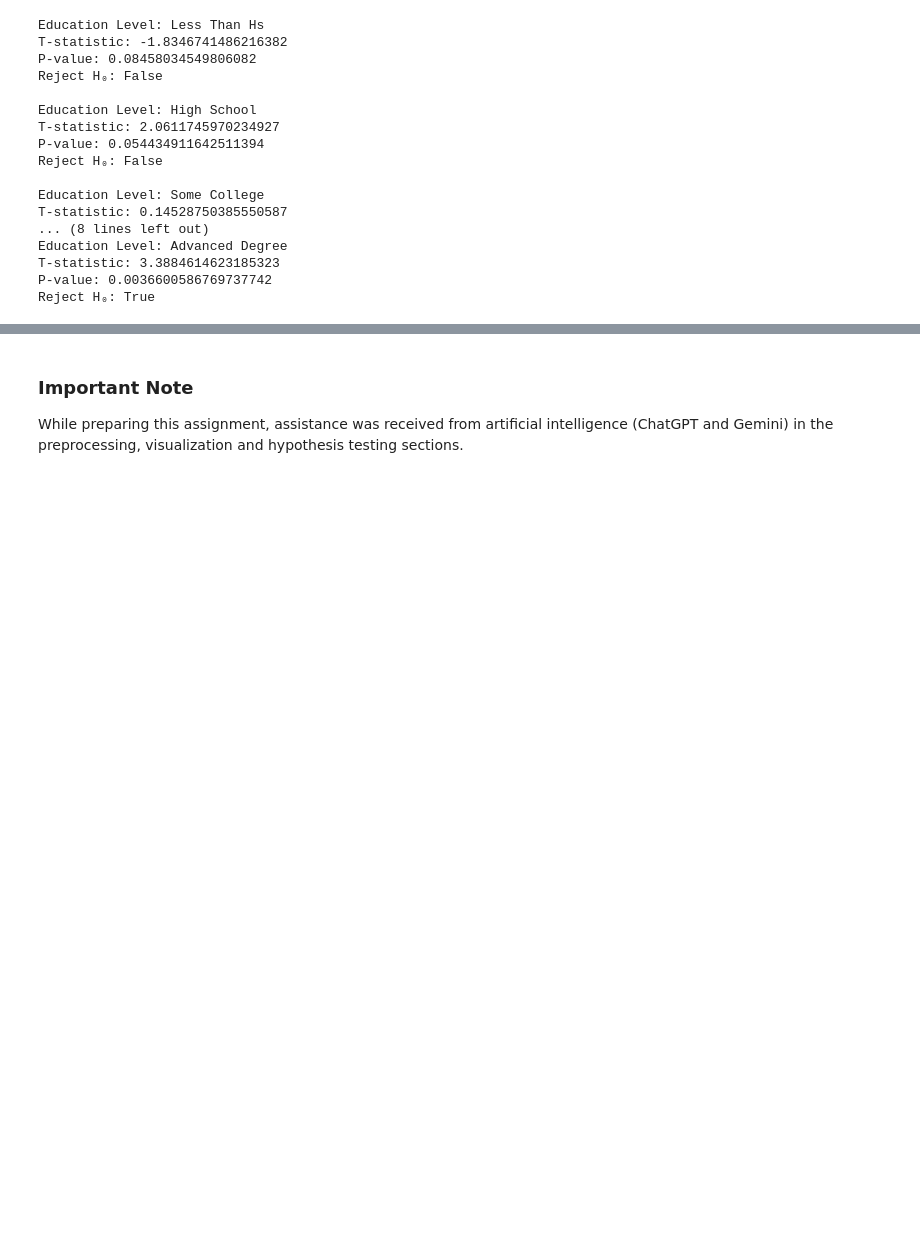
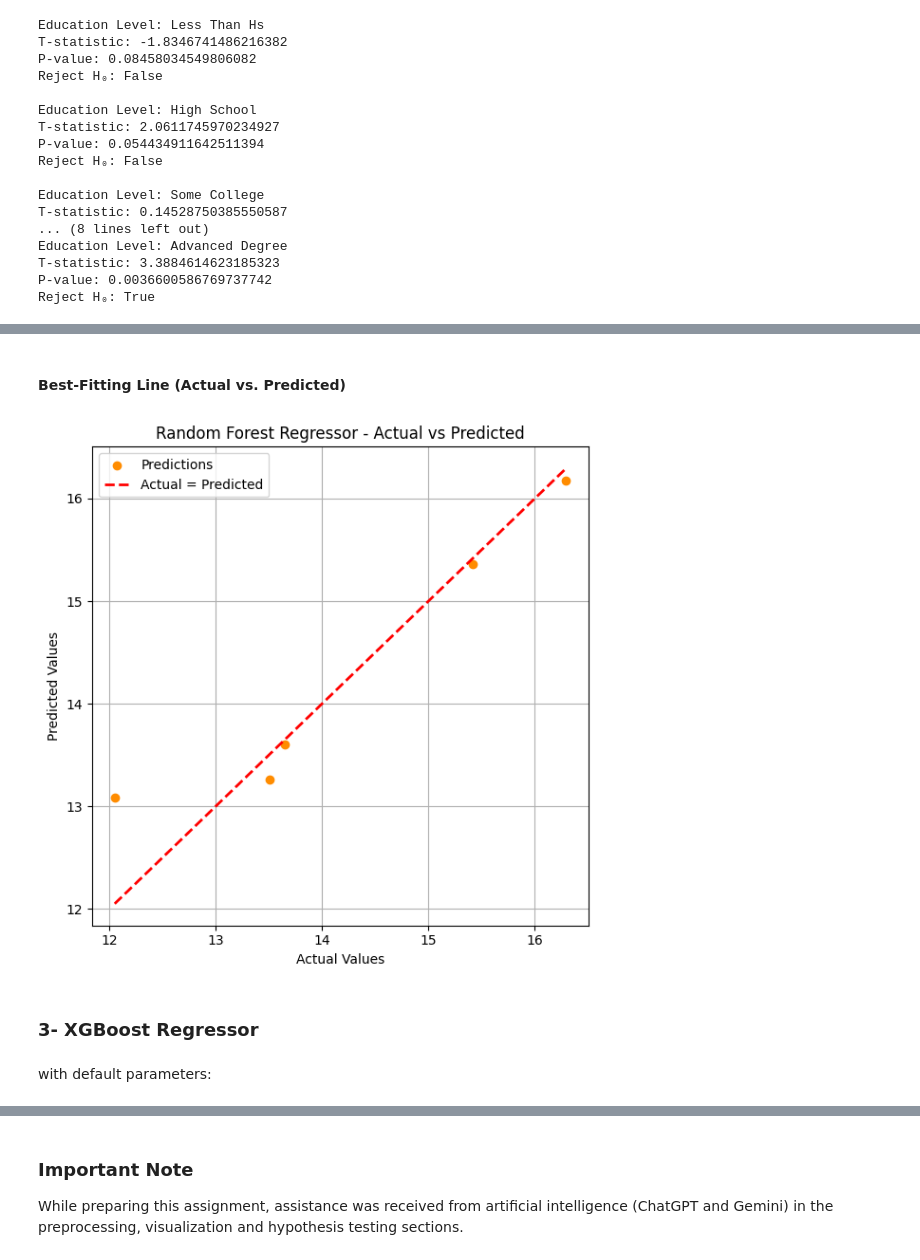
Before and after one commit to sila-kara/DSA-210-Term-Project, a Jupyter notebook: preprocessing_visualisation_hypothesistesting.ipynb, the cells around one changed output, grey strips where cells are left out. Saved outputs shown, nothing was run; the diff lists cells and outputs as text; code cells hidden in the pictures; blank space fills up the shorter version.

```diff
--- a/preprocessing_visualisation_hypothesistesting.ipynb
+++ b/preprocessing_visualisation_hypothesistesting.ipynb
@@ -436,0 +646,29 @@ Reject H₀: True
+# %%
+params_list = [
+    {'n_estimators': 10, 'max_depth': 3},
+    {'n_estimators': 50, 'max_depth': 5},
+    {'n_estimators': 100, 'max_depth': None},
+    {'n_estimators': 200, 'max_depth': 10}
+]
+
+results = []
+
+for params in params_list:
+    rf = RandomForestRegressor(
+        n_estimators=params['n_estimators'],
+        max_depth=params['max_depth'],
+        random_state=42
+    )
+    rf.fit(X_train, y_train)
+    y_pred = rf.predict(X_test)
+    rmse = np.sqrt(mean_squared_error(y_test, y_pred))
+    r2 = r2_score(y_test, y_pred)
+    results.append({
+        'n_estimators': params['n_estimators'],
+        'max_depth': params['max_depth'],
+        'RMSE': round(rmse, 3),
+        'R²': round(r2, 3)
+    })
+
+results_df = pd.DataFrame(results)
+print(results_df)
@@ -436,0 +720,23 @@ Reject H₀: True
+# %% [markdown]
+#### Best-Fitting Line (Actual vs. Predicted)
+# %%
+import matplotlib.pyplot as plt
+
+y_pred_rf = rf.predict(X_test)
+
+plt.figure(figsize=(6, 6))
+plt.scatter(y_test, y_pred_rf, color='darkorange', label='Predictions')
+plt.plot([y_test.min(), y_test.max()], [y_test.min(), y_test.max()], 'r--', lw=2, label='Actual = Predicted')
+plt.xlabel('Actual Values')
+plt.ylabel('Predicted Values')
+plt.title('Random Forest Regressor - Actual vs Predicted')
+plt.legend()
+plt.grid(True)
+plt.tight_layout()
+plt.show()
+# %% [output]
+[figure, added]
+# %% [markdown]
+### 3- XGBoost Regressor
+# %% [markdown]
+with default parameters:
```
Also changed, not shown: parts of 34 cells of this notebook.
